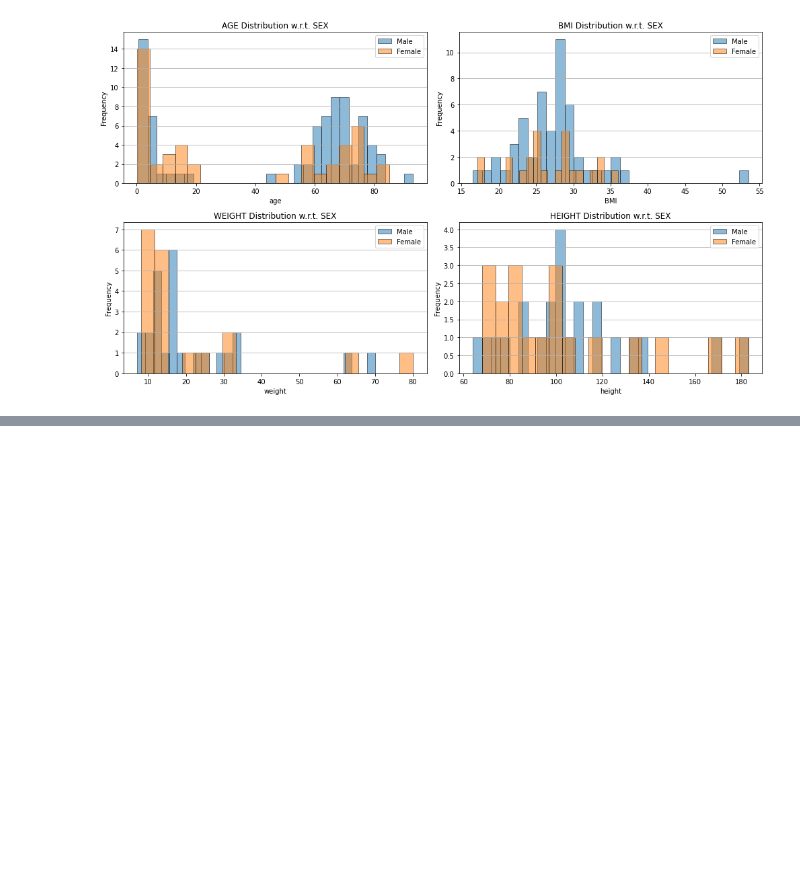
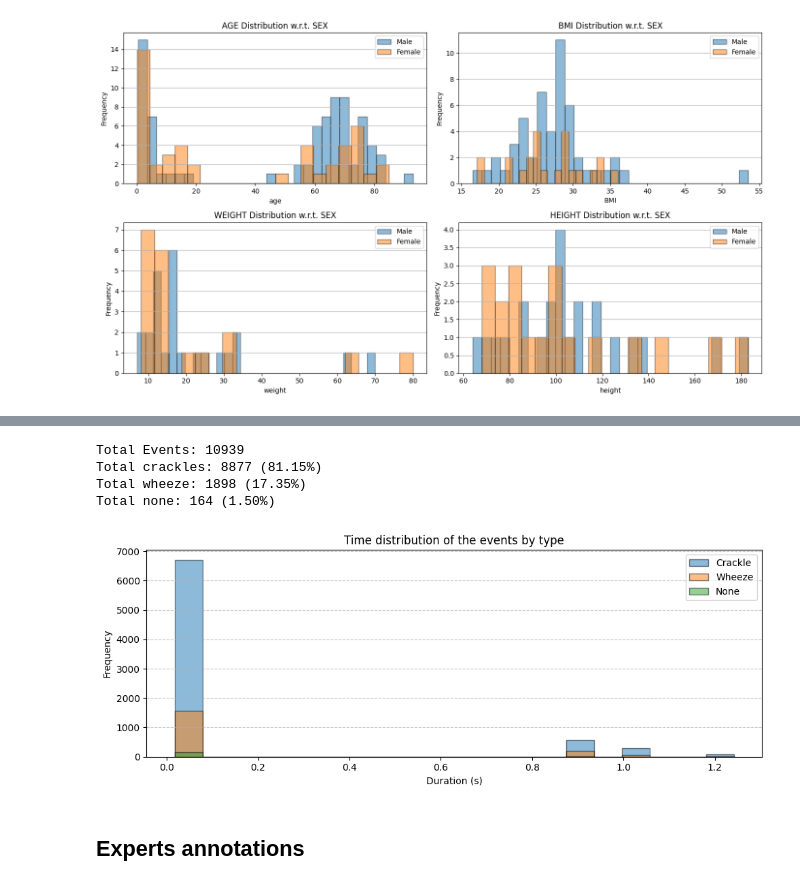
Before and after one commit to davidesalvi/ICBHI_2017, a Jupyter notebook: notebook/analyze_data.ipynb, the cells around one changed output, grey strips where cells are left out. Cells and saved outputs as stored; diff of their text form; code cells hidden in the pictures; blank space fills up the shorter version.

```diff
--- a/notebook/analyze_data.ipynb
+++ b/notebook/analyze_data.ipynb
@@ -91,0 +94,16 @@ plt.show()
+# %%
+df_events = pd.DataFrame([])
+
+for file_name in os.listdir('../data/events/'):
+    file_path = os.path.join('../data/events/', file_name)
+
+    if os.path.getsize(file_path) == 0:
+        continue
+
+    df = pd.read_csv(file_path, sep='\t', header=None, names=['start_time', 'end_time', 'event'])
+    df['duration'] = data['end_time'] - data['start_time']
+    df['event'] = df['event'].str.strip()
+
+    df_events = pd.concat([df_events, df], axis=0)
+
+df_events.head()
@@ -91,0 +117,29 @@ plt.show()
+# %%
+df_crackle = df_events[df_events['event'] == 'crackle']
+df_wheeze = df_events[df_events['event'] == 'wheeze']
+df_none = df_events[~df_events['event'].isin(['crackle', 'wheeze'])]
+
+print(f"Total Events: {len(df_events)}")
+print(f"Total crackles: {len(df_crackle)} ({len(df_crackle)/len(df_events)*100:.2f}%)")
+print(f"Total wheeze: {len(df_wheeze)} ({len(df_wheeze)/len(df_events)*100:.2f}%)")
+print(f"Total none: {len(df_none)} ({len(df_none)/len(df_events)*100:.2f}%)")
+
+plt.figure(figsize=(10, 4))
+plt.hist(df_crackle['duration'], bins=20, alpha=0.5, label='Crackle', edgecolor='black')
+plt.hist(df_wheeze['duration'], bins=20, alpha=0.5, label='Wheeze', edgecolor='black')
+plt.hist(df_none['duration'], bins=20, alpha=0.5, label='None', edgecolor='black')
+plt.xlabel('Duration (s)')
+plt.ylabel('Frequency')
+plt.title('Time distribution of the events by type')
+plt.grid(axis='y', linestyle='--', alpha=0.7)
+plt.legend()
+plt.tight_layout()
+plt.show()
+# %% [output]
+Total Events: 10939
+Total crackles: 8877 (81.15%)
+Total wheeze: 1898 (17.35%)
+Total none: 164 (1.50%)
+[figure, added]
+# %% [markdown]
+## Experts annotations
```
Also changed, not shown: parts of 8 cells of this notebook, 1 other file.
